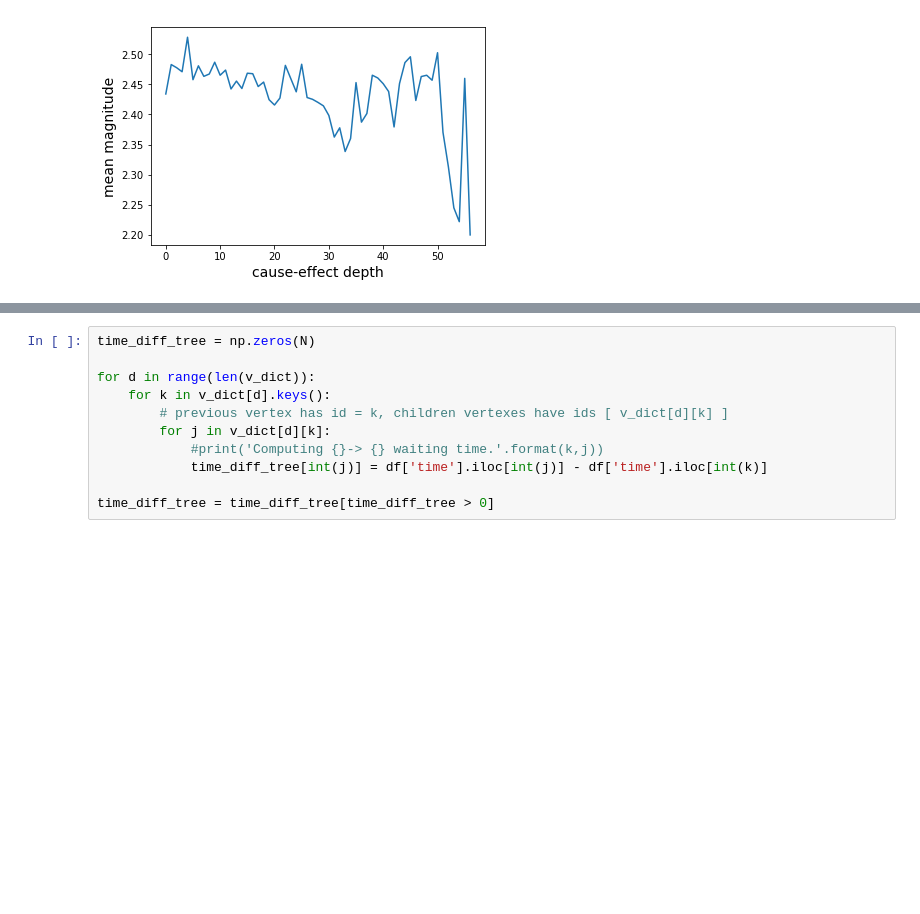
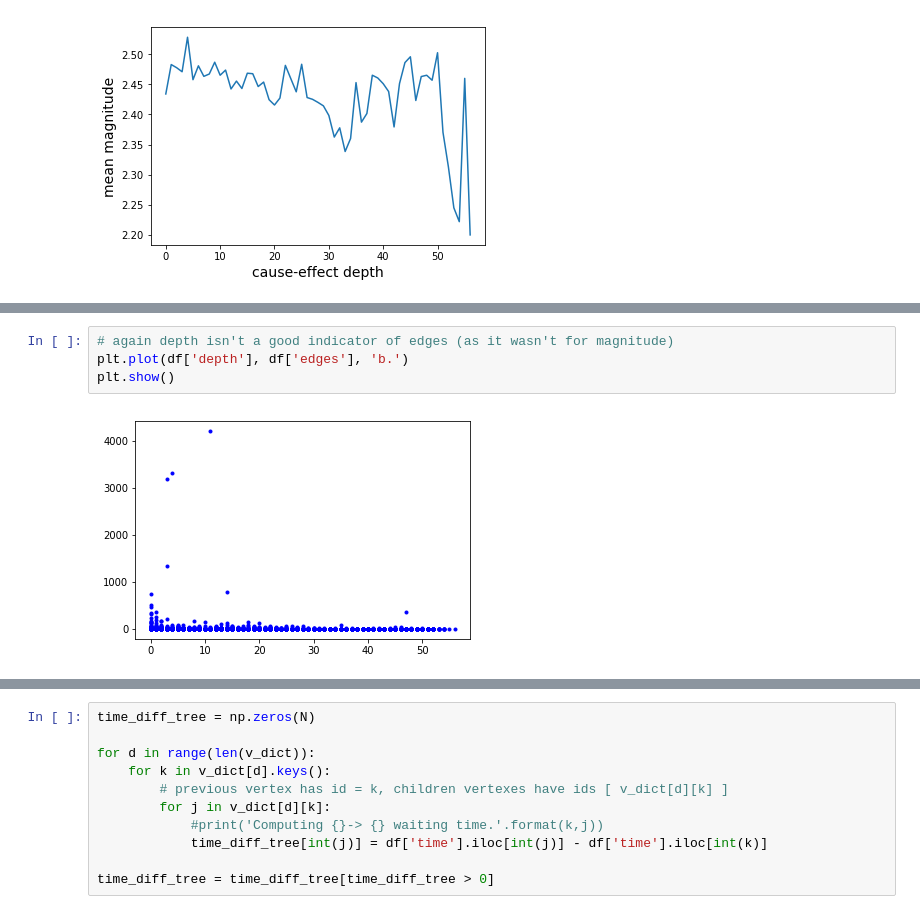
Before and after one commit to mango915/Earthquakes, a Jupyter notebook: nico.ipynb, the cells around one changed output, grey strips where cells are left out. Drawn from its saved outputs; the diff is of its cells as text; blank space fills up the shorter version.

```diff
--- a/nico.ipynb
+++ b/nico.ipynb
@@ -935,0 +358,6 @@ Now we compute the waiting time between each event and his previous event. Thus
+# %%
+# again depth isn't a good indicator of edges (as it wasn't for magnitude)
+plt.plot(df['depth'], df['edges'], 'b.')
+plt.show()
+# %% [output]
+[figure, added]
```
Also changed, not shown: parts of 49 cells of this notebook, 1 other file.
